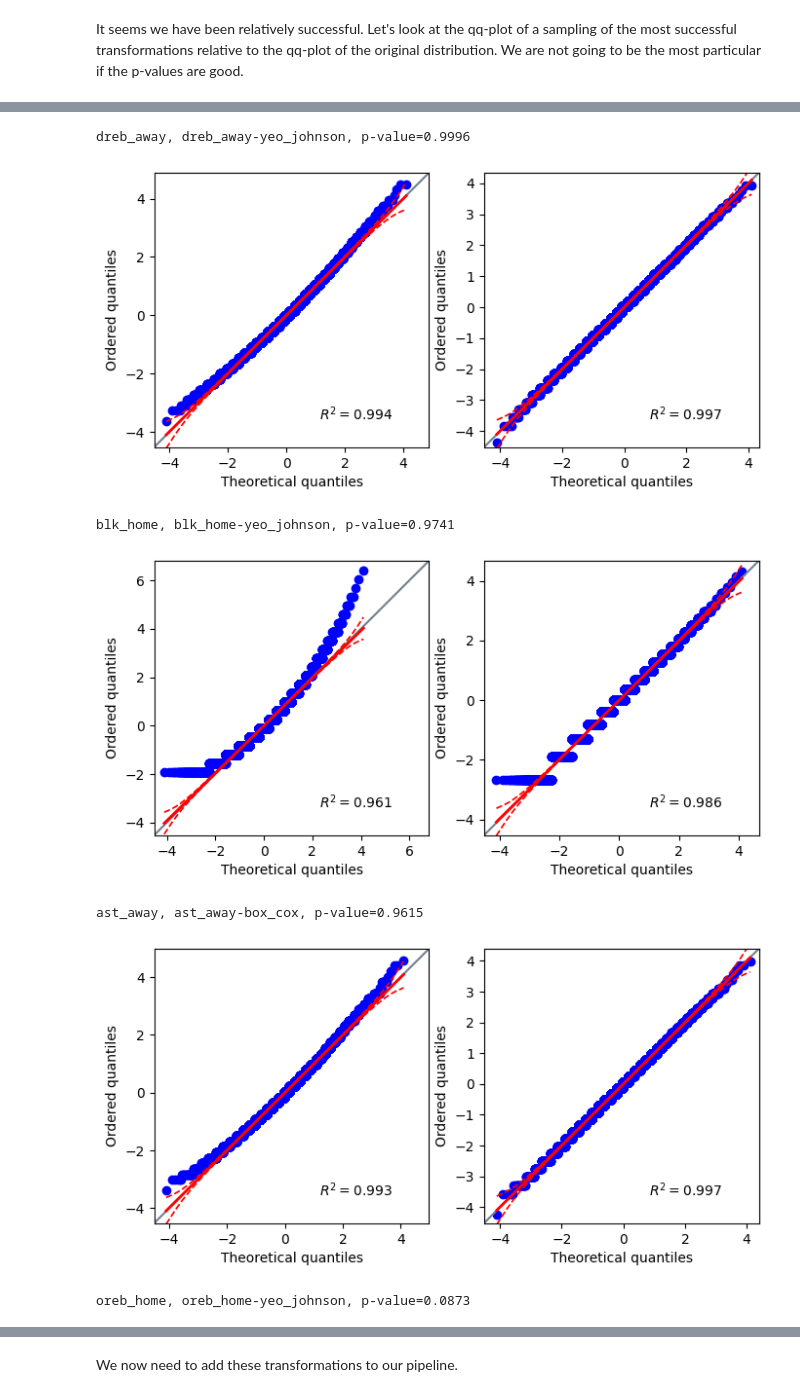
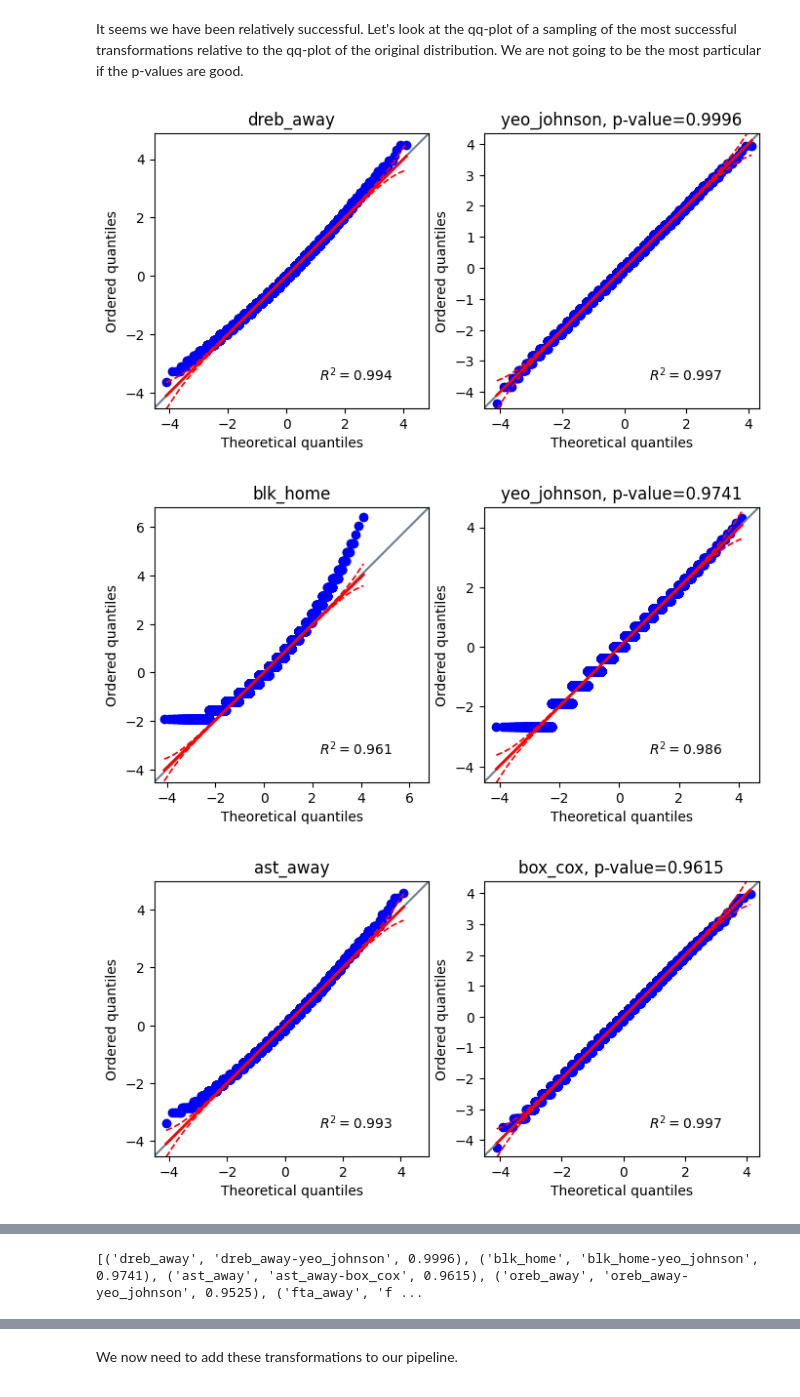
Before and after one commit to smtilson/pp5-ml-dashboard, a Jupyter notebook: jupyter_notebooks/04_Feature_Engineering.ipynb, the cells around one changed output, grey strips where cells are left out. Saved outputs shown, nothing was run; the diff lists cells and outputs as text; code cells hidden in the pictures.

```diff
--- a/jupyter_notebooks/04_Feature_Engineering.ipynb
+++ b/jupyter_notebooks/04_Feature_Engineering.ipynb
@@ -151,9 +151,9 @@ from sklearn.pipeline import Pipeline
 
 def pipeline(to_drop=None,threshold=0.85):
     if not to_drop:
-        to_drop = meta
+        to_drop = META
     else:
-        to_drop.extend(meta)
+        to_drop.extend(META)
     pipeline = Pipeline([
         ('dropper',DropFeatures(features_to_drop=to_drop)),
         ('corr_selector', SmartCorrelatedSelection(method="pearson",
@@ -181,7 +181,6 @@ We will transform some of the features to see if we can get their distributions
 # %%
 from feature_engine import transformation as vt
 from feature_engine.outliers import Winsorizer
-import scipy.stats as stats
 import matplotlib.pyplot as plt
 import seaborn as sns
 import pandas as pd
@@ -190,31 +189,30 @@ import warnings
 
 warnings.filterwarnings('ignore')
 
-#sns.histplot(data=X_TrainSet, x="pts_home", kde=True, element="step")
-#plt.show()
-
-
-transformers = [('log_e',vt.LogTransformer, False), ('log_10',vt.LogTransformer,'10'),
-                ('reciprocal',vt.ReciprocalTransformer,False), ('power',vt.PowerTransformer,False),
-                ('box_cox', vt.BoxCoxTransformer,False),
-                ('yeo_johnson', vt.YeoJohnsonTransformer,False)]
+TRANSFORMERS = {'log_e':(vt.LogTransformer, False),
+                'log_10':(vt.LogTransformer,'10'),
+                'reciprocal':(vt.ReciprocalTransformer,False),
+                'power':(vt.PowerTransformer,False),
+                'box_cox':(vt.BoxCoxTransformer,False),
+                'yeo_johnson':(vt.YeoJohnsonTransformer,False)}
 
 def transformer_evaluation(df,col):
     col_trans = pd.DataFrame()
     col_trans[col] = df[col]
-    for transformer in transformers:
-        new_col = col+'-'+transformer[0]
+    for transform in TRANSFORMERS:
+        new_col = col+'-'+transform
         col_trans[new_col] = df[col]
-        #print(transformer[0],transformer[2])
-        if transformer[2]:
-            t = transformer[1](variables=[new_col],base=transformer[2])
+        param = TRANSFORMERS[transform][1]
+        transformer = TRANSFORMERS[transform][0]
+        if param:
+            t = transformer(variables=[new_col],base=param)
         else:
-            t = transformer[1](variables=[new_col])
+            t = transformer(variables=[new_col])
         try:
             col_trans = t.fit_transform(col_trans)
         except Exception as e:
             print(str(e))
-            print(f'dropping transformer {transformer[0]}')
+            print(f'dropping transformer {transform}')
             col_trans.drop([new_col],axis=1,inplace=True)
     return col_trans
 
@@ -288,0 +267,7 @@ pts_away-power        1.806107  0.4053    True
+# %%
+count = 0
+for col in best:
+    print(scores_jb[col].head(3))
+    count+=1
+    if count>2:
+        break
@@ -291,14 +289,19 @@ It seems we have been relatively successful. Let's look at the qq-plot of a samp
 # %%
 best_sorted = [(key,value[0],value[1]) for key,value in best.items()]
 best_sorted.sort(key=lambda x: x[2], reverse=True)
 sample = best_sorted[:3]+best_sorted[-3:]
 for item in sample:
     col, transform, pval = item
-    print(f"{col}, {transform}, p-value={pval}")
     fig, axes = plt.subplots(ncols=2, nrows=1, figsize=(8, 5))
     pg.qqplot(transformed_cols[col][col], dist="norm", ax=axes[0])
     pg.qqplot(transformed_cols[col][transform], dist="norm", ax=axes[1])
+    axes[0].set_title(f"{col}")
+    transform = transform.split('-')[1]
+    axes[1].set_title(f"{transform}, p-value={pval}")
     plt.show()
 
 print(best_sorted)
 # %% [output]
+[figure, new version]
+[figure, new version]
+[figure, new version]
@@ -305,7 +311 @@ print(best_sorted)
-dreb_away, dreb_away-yeo_johnson, p-value=0.9996
+[('dreb_away', 'dreb_away-yeo_johnson', 0.9996), ('blk_home', 'blk_home-yeo_johnson', 0.9741), ('ast_away', 'ast_away-box_cox', 0.9615), ('oreb_away', 'oreb_away-yeo_johnson', 0.9525), ('fta_away', 'f ...
-[figure, old version]
-blk_home, blk_home-yeo_johnson, p-value=0.9741
-[figure, old version]
-ast_away, ast_away-box_cox, p-value=0.9615
-[figure, old version]
-oreb_home, oreb_home-yeo_johnson, p-value=0.0873
```
Also changed, not shown: parts of 8 cells of this notebook, 1 other file.
